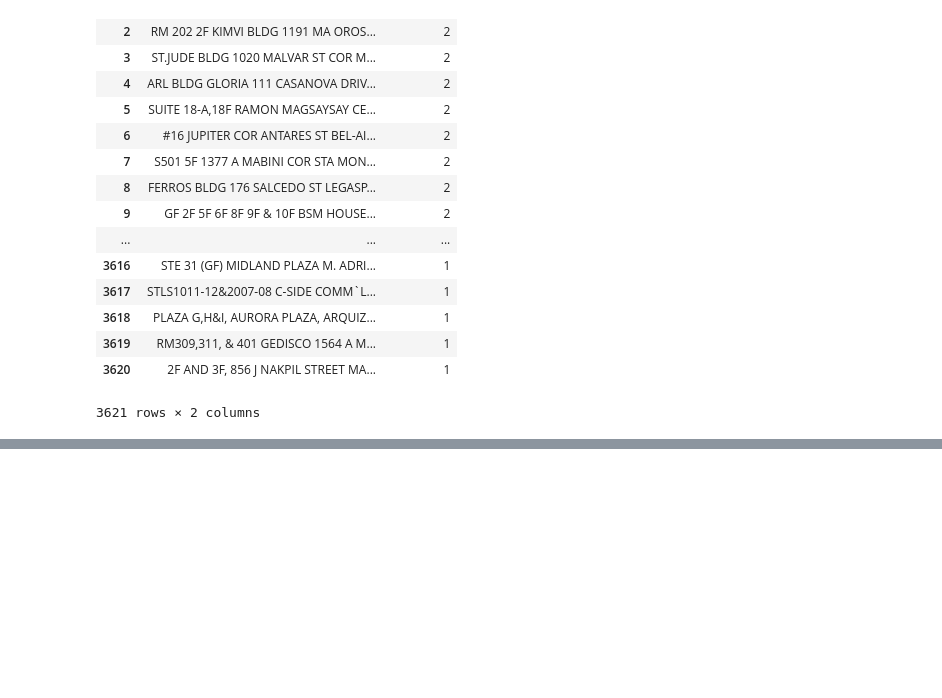
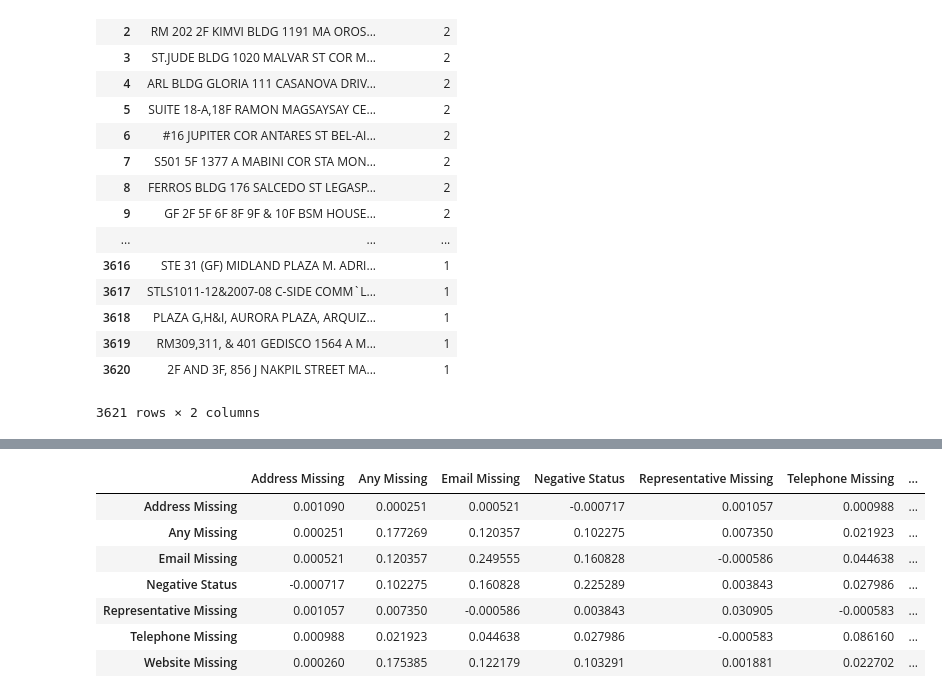
Before and after one commit to shahrezjan/CS506-Data-Mongers, a Jupyter notebook: Data_Exploration.ipynb, the cells around one changed output, grey strips where cells are left out. Saved outputs shown, nothing was run; the diff lists cells and outputs as text; code cells hidden in the pictures; blank space fills up the shorter version.

```diff
--- a/Data_Exploration.ipynb
+++ b/Data_Exploration.ipynb
@@ -248,0 +379,11 @@ dataframe.corr()
+# %%
+dataframe.cov()
+# %% [output]
+|  | Address Missing | Any Missing | Email Missing | Negative Status | Representative Missing | Telephone Missing | ... |
+| Address Missing | 0.001090 | 0.000251 | 0.000521 | -0.000717 | 0.001057 | 0.000988 | ... |
+| Any Missing | 0.000251 | 0.177269 | 0.120357 | 0.102275 | 0.007350 | 0.021923 | ... |
+| Email Missing | 0.000521 | 0.120357 | 0.249555 | 0.160828 | -0.000586 | 0.044638 | ... |
+| Negative Status | -0.000717 | 0.102275 | 0.160828 | 0.225289 | 0.003843 | 0.027986 | ... |
+| Representative Missing | 0.001057 | 0.007350 | -0.000586 | 0.003843 | 0.030905 | -0.000583 | ... |
+| Telephone Missing | 0.000988 | 0.021923 | 0.044638 | 0.027986 | -0.000583 | 0.086160 | ... |
+| Website Missing | 0.000260 | 0.175385 | 0.122179 | 0.103291 | 0.001881 | 0.022702 | ... |
```
Also changed, not shown: parts of 12 cells of this notebook.
